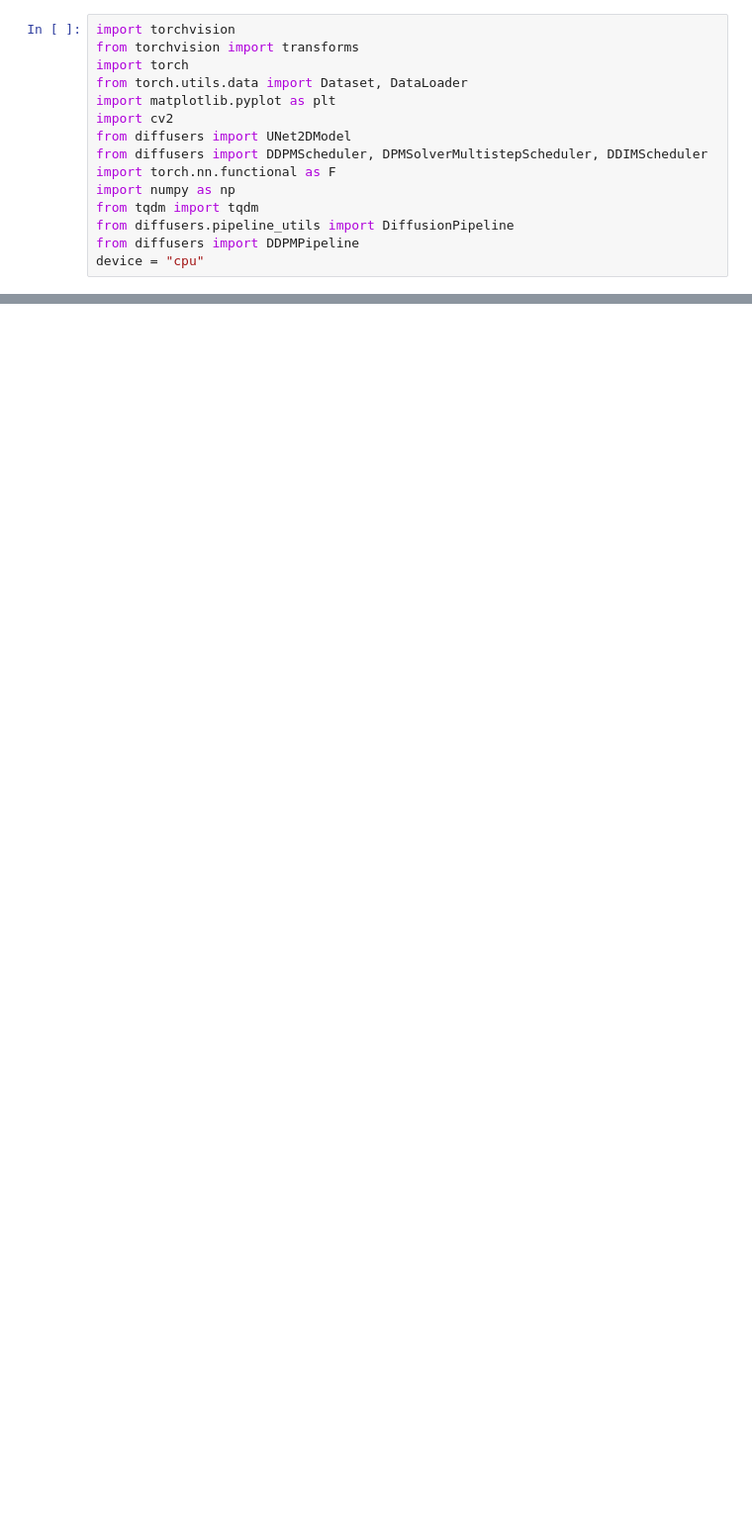
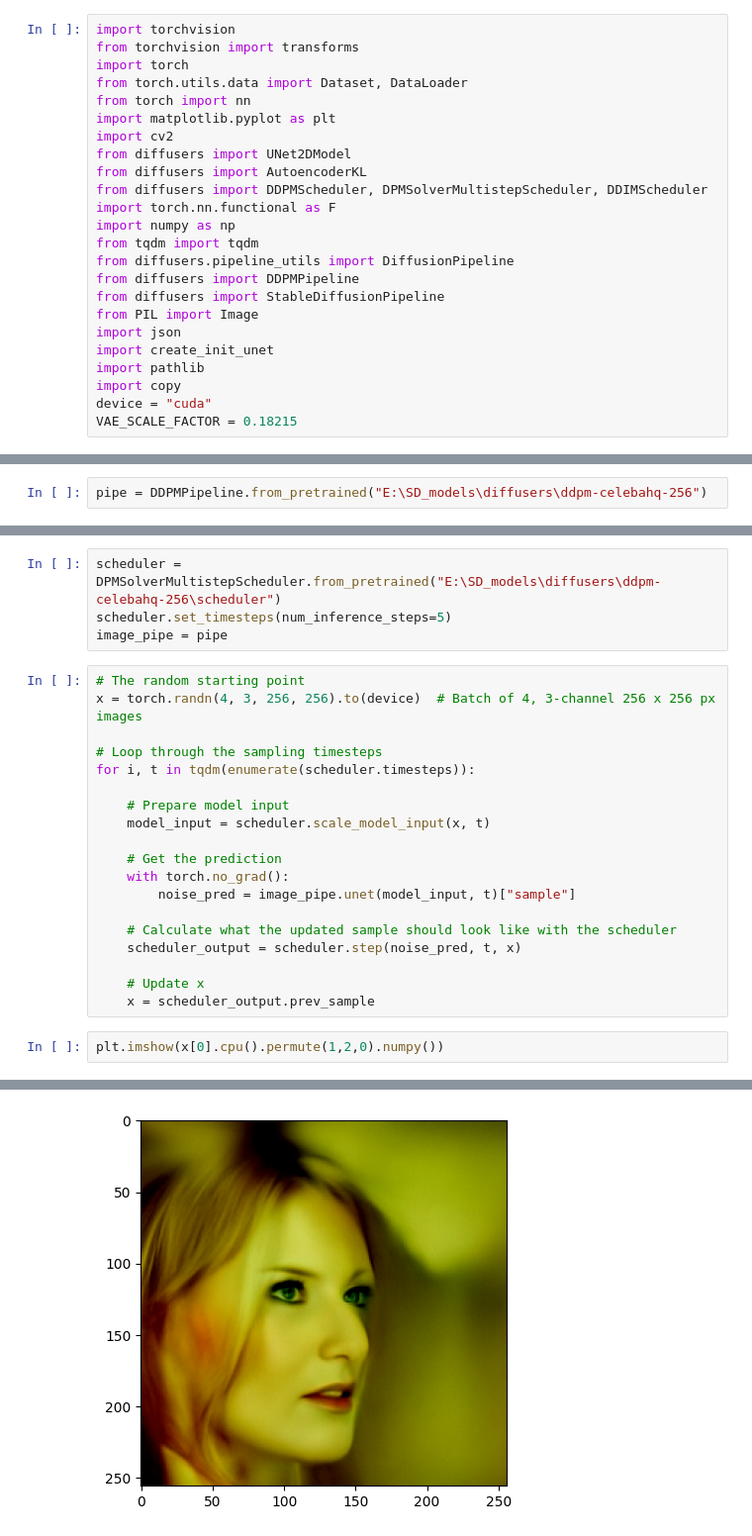
Before and after one commit to IzumiSatoshi/sketch2img, a Jupyter notebook: dev.ipynb, the cells around one changed output, grey strips where cells are left out. Shown at 99% size. Cells and saved outputs as stored; diff of their text form; blank space fills up the shorter version.

```diff
--- a/dev.ipynb
+++ b/dev.ipynb
@@ -3,13 +3,22 @@ import torchvision
 from torchvision import transforms
 import torch
 from torch.utils.data import Dataset, DataLoader
+from torch import nn
 import matplotlib.pyplot as plt
 import cv2
 from diffusers import UNet2DModel
+from diffusers import AutoencoderKL
 from diffusers import DDPMScheduler, DPMSolverMultistepScheduler, DDIMScheduler
 import torch.nn.functional as F
 import numpy as np
 from tqdm import tqdm
 from diffusers.pipeline_utils import DiffusionPipeline
 from diffusers import DDPMPipeline
-device = "cpu"
+from diffusers import StableDiffusionPipeline
+from PIL import Image
+import json
+import create_init_unet
+import pathlib
+import copy
+device = "cuda"
+VAE_SCALE_FACTOR = 0.18215
@@ -232,0 +30,2 @@ print(a, b)
+# %%
+pipe = DDPMPipeline.from_pretrained("E:\SD_models\diffusers\ddpm-celebahq-256")
@@ -232,0 +46,26 @@ print(a, b)
+# %%
+scheduler =  DPMSolverMultistepScheduler.from_pretrained("E:\SD_models\diffusers\ddpm-celebahq-256\scheduler")
+scheduler.set_timesteps(num_inference_steps=5)
+image_pipe = pipe
+# %%
+# The random starting point
+x = torch.randn(4, 3, 256, 256).to(device)  # Batch of 4, 3-channel 256 x 256 px images
+
+# Loop through the sampling timesteps
+for i, t in tqdm(enumerate(scheduler.timesteps)):
+
+    # Prepare model input
+    model_input = scheduler.scale_model_input(x, t)
+
+    # Get the prediction
+    with torch.no_grad():
+        noise_pred = image_pipe.unet(model_input, t)["sample"]
+
+    # Calculate what the updated sample should look like with the scheduler
+    scheduler_output = scheduler.step(noise_pred, t, x)
+
+    # Update x
+    x = scheduler_output.prev_sample
+# %%
+plt.imshow(x[0].cpu().permute(1,2,0).numpy())
+# %% [output]
@@ -232,0 +74 @@ print(a, b)
+[figure, added]
```
Also changed, not shown: parts of 30 cells of this notebook, 4 other files.
